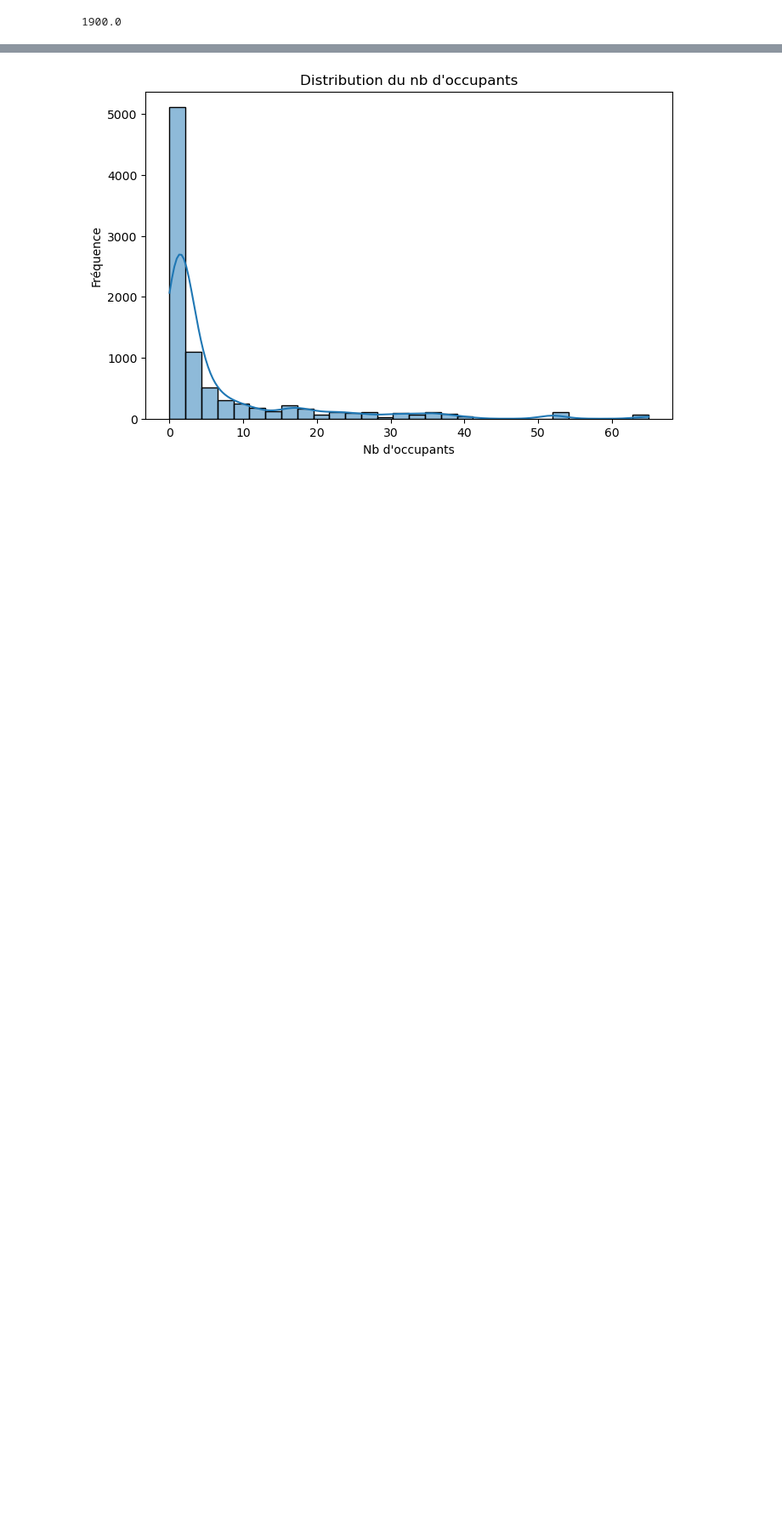
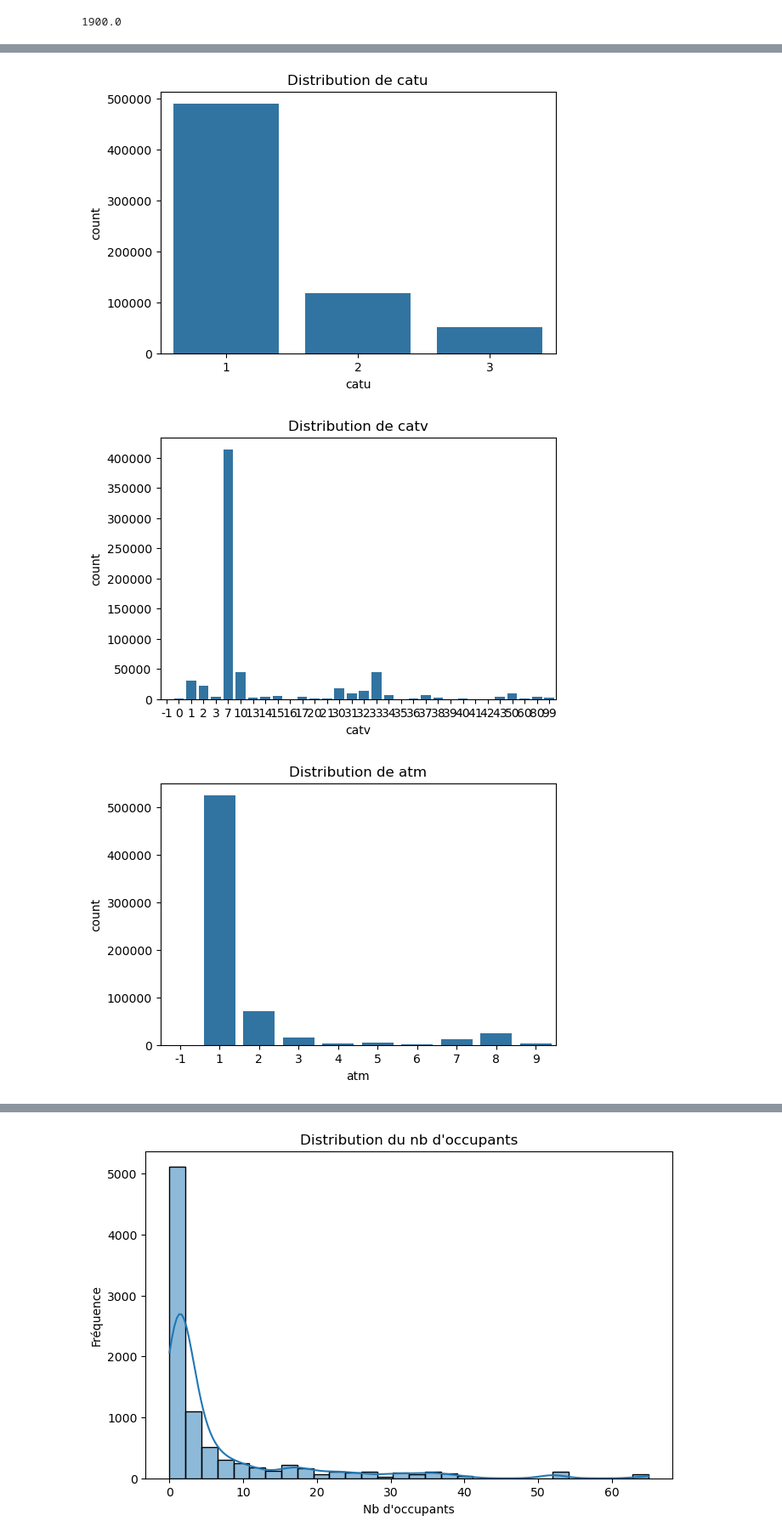
Before and after one commit to DataScientest-Studio/mai25_bds_accidents, a Jupyter notebook: notebooks/3.0 - Alizée - analyse exploratoire.ipynb, the cells around one changed output, grey strips where cells are left out. Shown: that part at 85% size. Cells and saved outputs as stored; diff of their text form; code cells hidden in the pictures; blank space fills up the shorter version.

```diff
--- a/notebooks/3.0 - Alizée - analyse exploratoire.ipynb
+++ b/notebooks/3.0 - Alizée - analyse exploratoire.ipynb
@@ -114,0 +153,11 @@ plt.show()
+# %%
+# Analyse par colonne
+for col in ['catu', 'catv', 'atm', 'lum','mois','dep']:
+    plt.figure(figsize=(6,4))
+    sns.countplot(data=df, x=col)
+    plt.title(f"Distribution de {col}")
+    plt.show()
+# %% [output]
+[figure, added]
+[figure, added]
+[figure, added]
```
Also changed, not shown: parts of 18 cells of this notebook.
